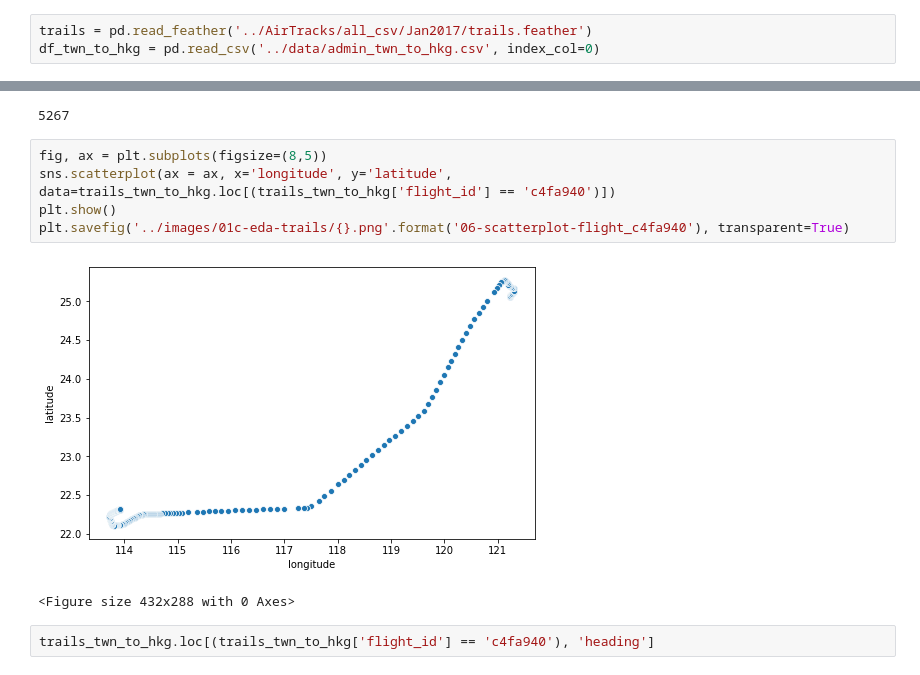
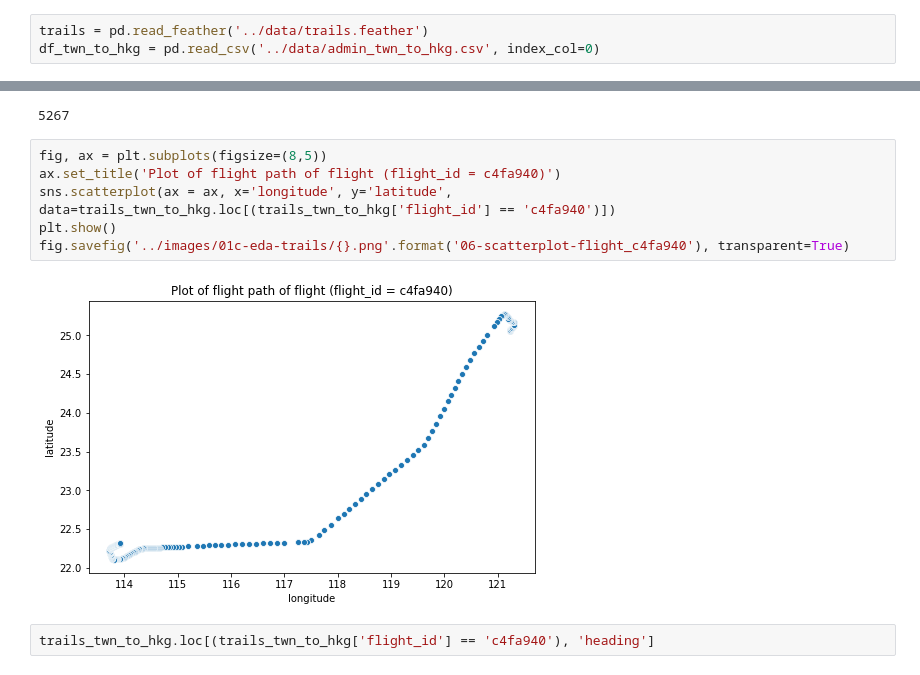
Before and after one commit to ngweiern/ga-dsi-capstone, a Jupyter notebook: code/01c-eda-trails.ipynb, the cells around one changed output, grey strips where cells are left out. Drawn from its saved outputs; the diff is of its cells as text.

```diff
--- a/code/01c-eda-trails.ipynb
+++ b/code/01c-eda-trails.ipynb
@@ -23,7 +23,7 @@ def plot_histogram(figsize_tuple, data, feature, filename):
 # %% [markdown]
 ## Read data
 # %%
-trails = pd.read_feather('../AirTracks/all_csv/Jan2017/trails.feather')
+trails = pd.read_feather('../data/trails.feather')
 df_twn_to_hkg = pd.read_csv('../data/admin_twn_to_hkg.csv', index_col=0)
 # %%
 flight_ids_twn_to_hkg = df_twn_to_hkg['flight_id'].unique().tolist()
@@ -335,12 +335,12 @@ trails_twn_to_hkg.loc[min_time_in_air_index, 'timestamp_utc']
 5267
 # %%
 fig, ax = plt.subplots(figsize=(8,5))
+ax.set_title('Plot of flight path of flight (flight_id = c4fa940)')
 sns.scatterplot(ax = ax, x='longitude', y='latitude', data=trails_twn_to_hkg.loc[(trails_twn_to_hkg['flight_id'] == 'c4fa940')])
 plt.show()
-plt.savefig('../images/01c-eda-trails/{}.png'.format('06-scatterplot-flight_c4fa940'), transparent=True)
+fig.savefig('../images/01c-eda-trails/{}.png'.format('06-scatterplot-flight_c4fa940'), transparent=True)
 # %% [output]
-[figure, old version]
+[figure, new version]
-<Figure size 432x288 with 0 Axes>
 # %%
 trails_twn_to_hkg.loc[(trails_twn_to_hkg['flight_id'] == 'c4fa940'), 'heading']
 # %% [output]
```
Also changed, not shown: 17 other files.
